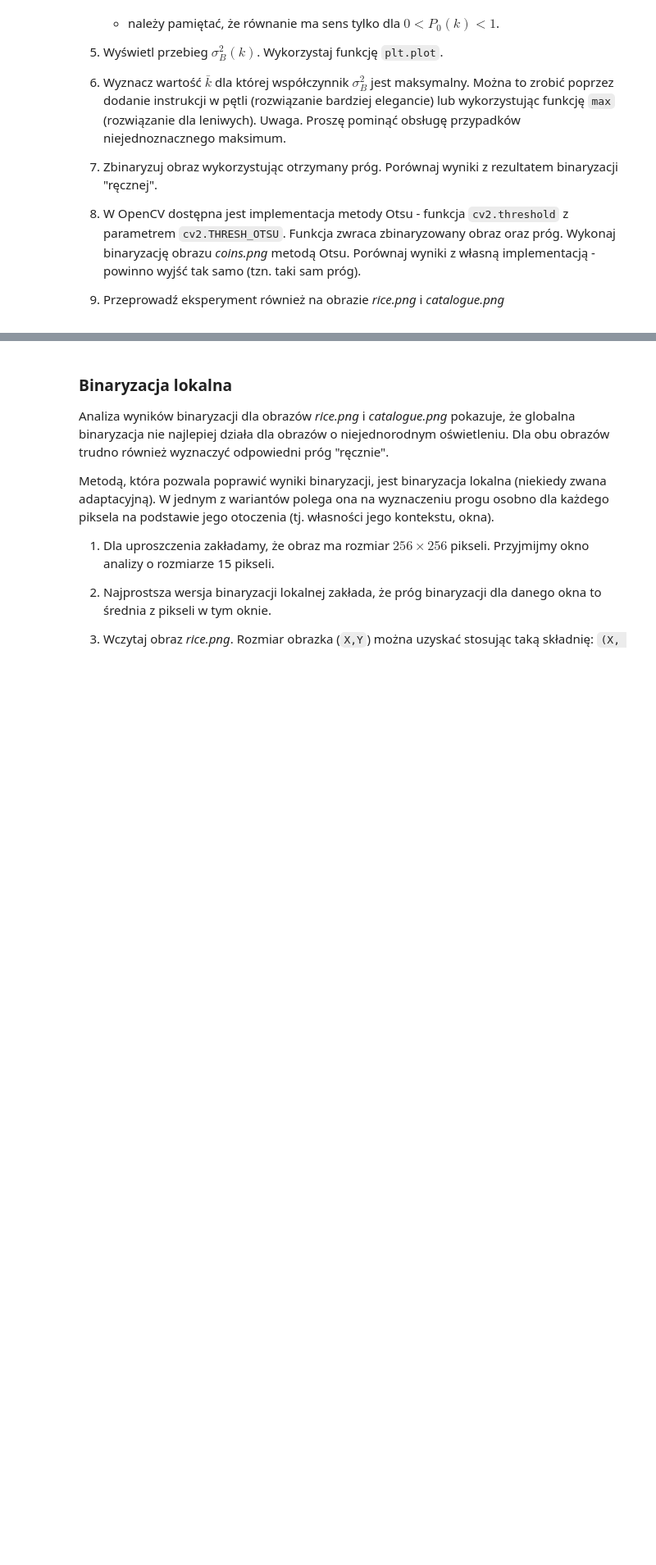
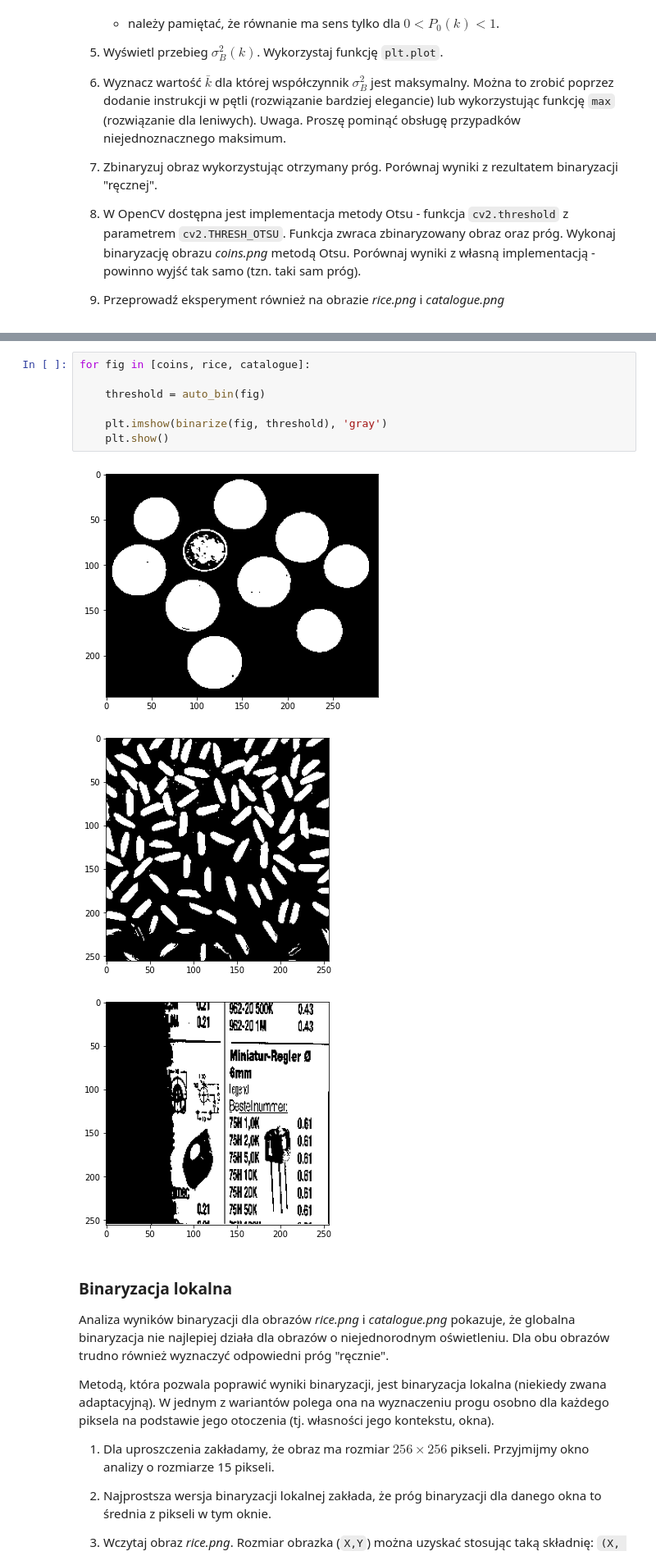
Before and after one commit to RysiekPrecikowski/WDCPO, a Jupyter notebook: lab4.ipynb, the cells around one changed output, grey strips where cells are left out. Shown at 82% size. Drawn from its saved outputs; the diff is of its cells as text; blank space fills up the shorter version.

```diff
--- a/lab4.ipynb
+++ b/lab4.ipynb
@@ -340,3 +407,14 @@ Zadanie: wykorzystując podane powyżej informacje należy zaimplementować meto
+# %%
+for fig in [coins, rice, catalogue]:
+
+    threshold = auto_bin(fig)
+
+    plt.imshow(binarize(fig, threshold), 'gray')
+    plt.show()
+# %% [output]
+[figure, added]
+[figure, added]
+[figure, added]
 # %% [markdown]
 ### Binaryzacja lokalna
 
```
Also changed, not shown: parts of 3 cells of this notebook.
